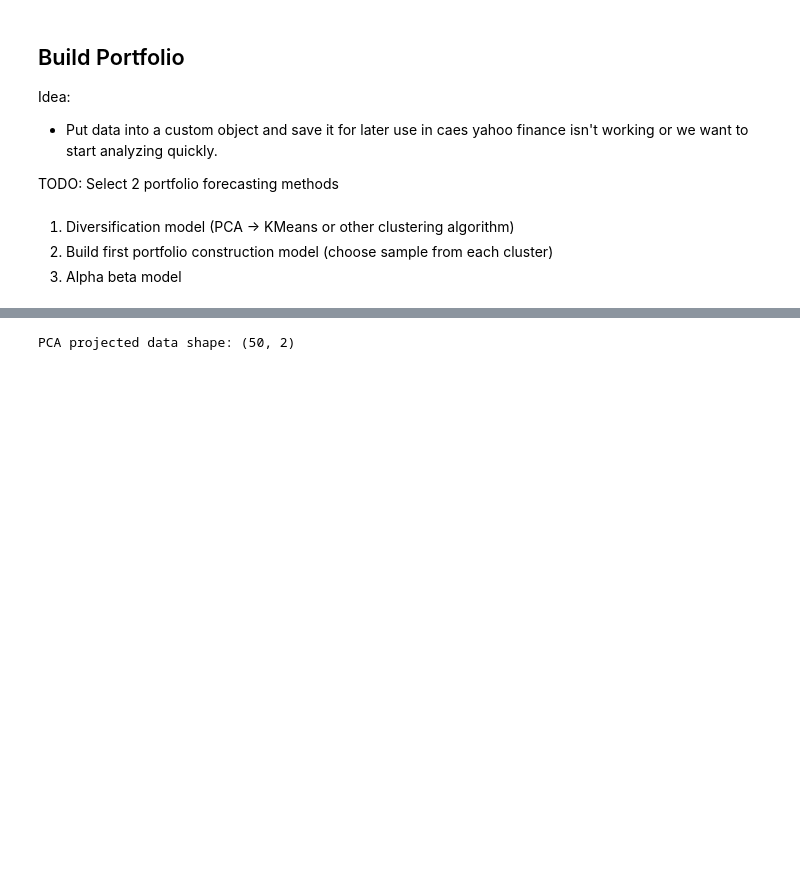
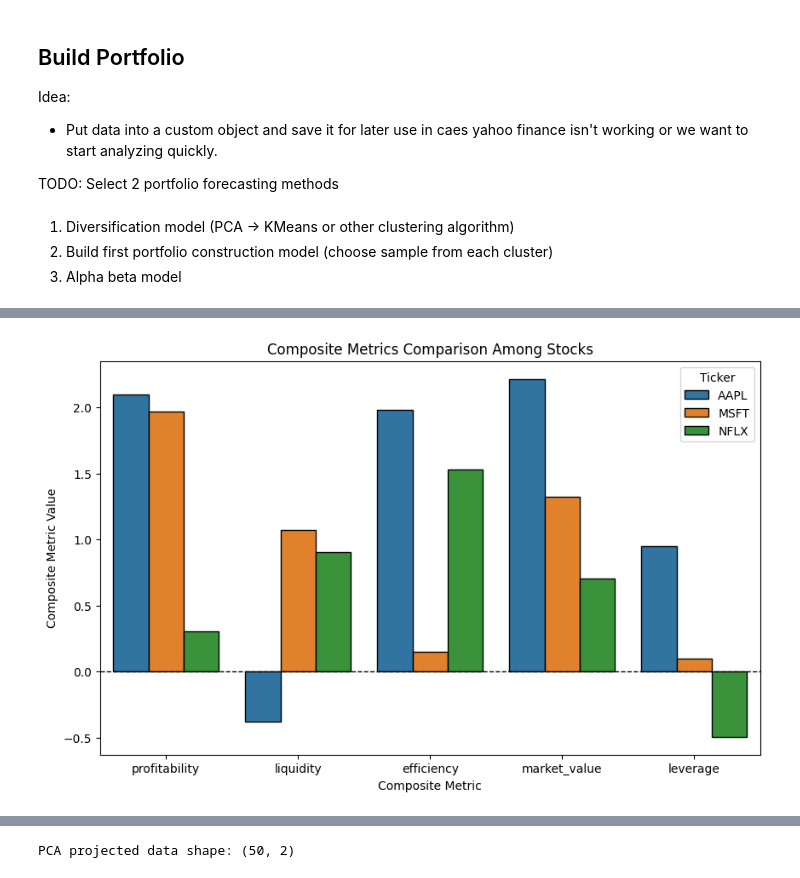
Before and after one commit to Adenegar/InvestmentPortfolio, a Jupyter notebook: src/ratios.ipynb, the cells around one changed output, grey strips where cells are left out. Drawn from its saved outputs; the diff is of its cells as text; code cells hidden in the pictures; blank space fills up the shorter version.

```diff
--- a/src/ratios.ipynb
+++ b/src/ratios.ipynb
@@ -558,0 +574,38 @@ Note: If this also doesn't work, we can work on outlier handling.
+# %%
+import pandas as pd
+import matplotlib.pyplot as plt
+import seaborn as sns
+
+# Example list of stocks to compare (adjust as necessary)
+stock_list = ["NFLX", "AAPL", "MSFT"]
+
+# Columns for the composite metrics
+comp_columns = ["profitability", "liquidity", "efficiency", "market_value", "leverage"]
+
+# Subset the dataframe and only keep the ticker & composite metrics
+df_subset = df_results[df_results["ticker"].isin(stock_list)][["ticker"] + comp_columns]
+
+# Melt the DataFrame to long format for easier plotting
+df_melt = df_subset.melt(id_vars="ticker",
+                         value_vars=comp_columns,
+                         var_name="metric",
+                         value_name="value")
+
+plt.figure(figsize=(10, 6))
+# Plot grouped bars with hue distinguishing companies (tickers)
+ax = sns.barplot(x="metric", y="value", hue="ticker", data=df_melt, dodge=True)
+
+# Add a black border (edgecolor) to each bar
+for patch in ax.patches:
+    patch.set_edgecolor("black")
+    patch.set_linewidth(1)
+
+plt.axhline(y=0, color='black', linestyle='--', linewidth=1)
+
+plt.title("Composite Metrics Comparison Among Stocks")
+plt.xlabel("Composite Metric")
+plt.ylabel("Composite Metric Value")
+plt.legend(title="Ticker")
+plt.show()
+# %% [output]
+[figure, added]
```
Also changed, not shown: parts of 37 cells of this notebook, 4 other files.
